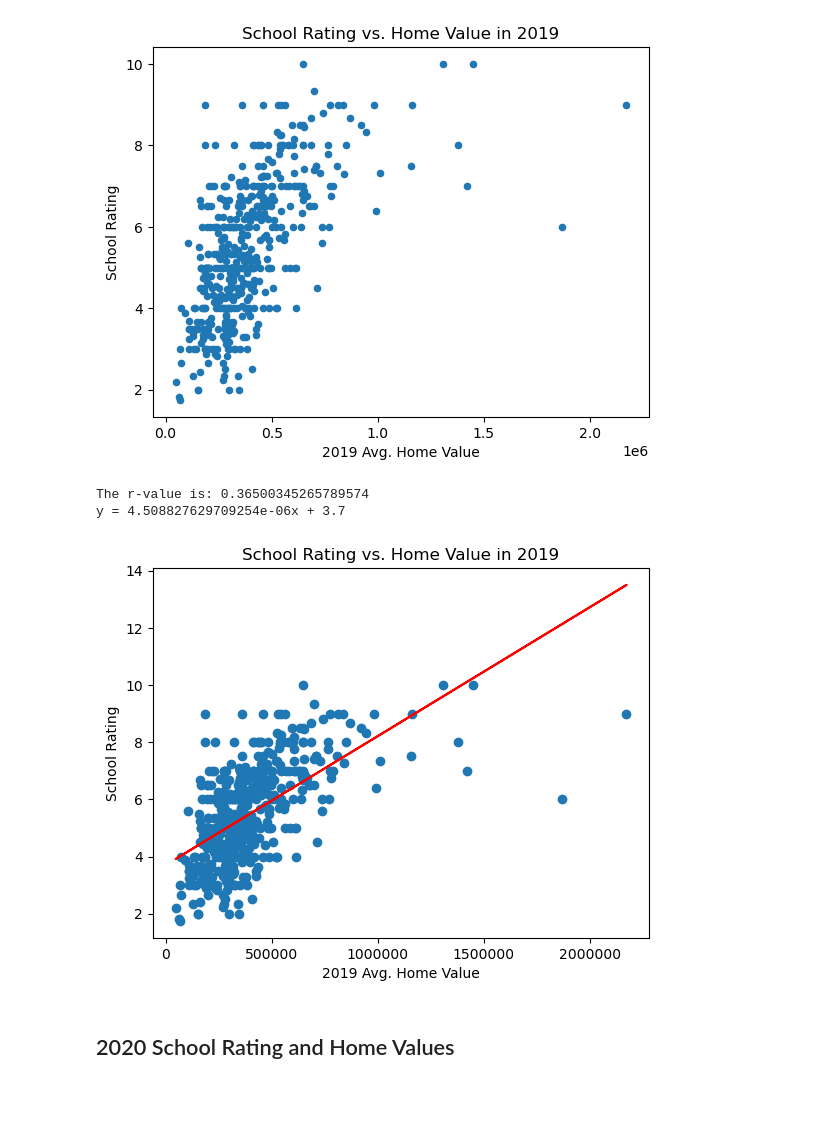
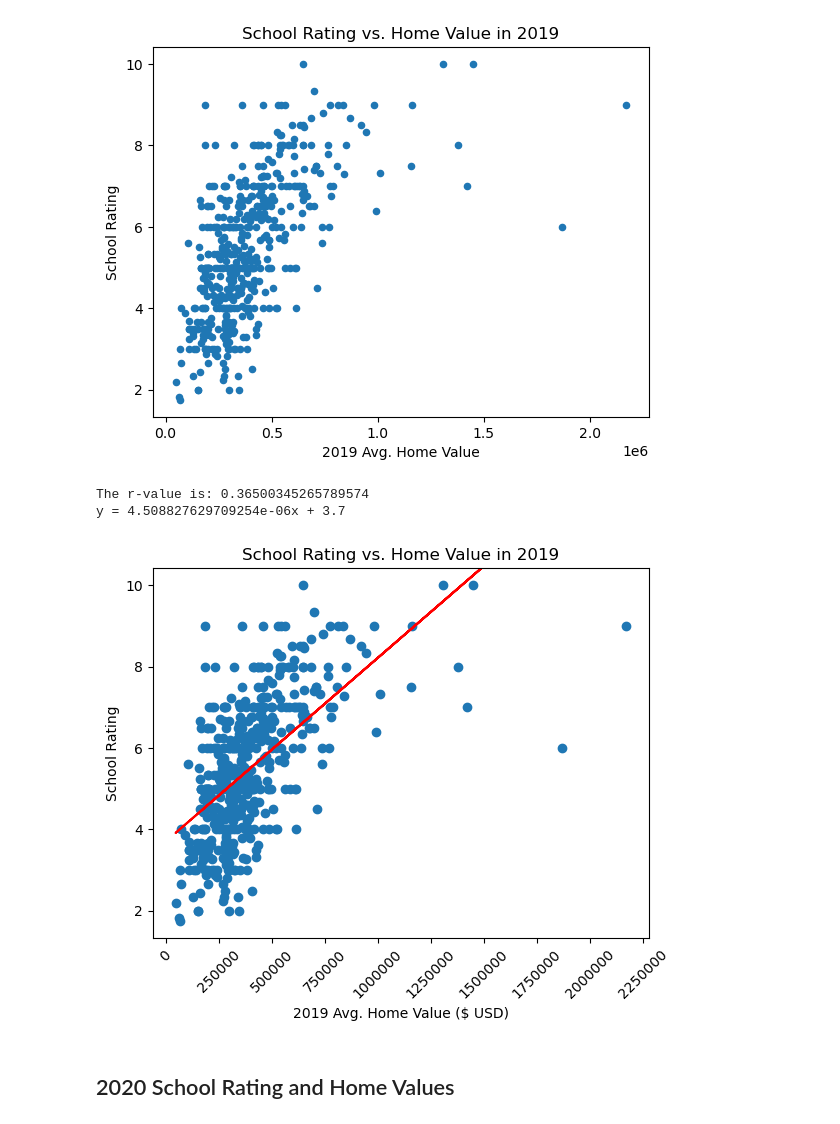
Before and after one commit to tlochan/ProjectOne, a Jupyter notebook: Home Value versus School Rating (NJ).ipynb, the cells around one changed output. Drawn from its saved outputs; the diff is of its cells as text; code cells hidden in the pictures; blank space fills up the shorter version.

Commit message:
cleaned up the regression plots

```diff
--- a/Home Value versus School Rating (NJ).ipynb
+++ b/Home Value versus School Rating (NJ).ipynb
@@ -343,35 +343,43 @@ plt.show()
 # 2019 has some missing values - drop those for continuity
 missing_2019_df = summaryDf.dropna(subset=['2019 Avg. Home Value', 'School Rating'])
 
 # Define x and y values
 x_values = missing_2019_df['2019 Avg. Home Value']
 y_values = missing_2019_df['School Rating']
 
 # Define a function to create Linear Regression plots
 (slope, intercept, rvalue, pvalue, stderr) = linregress(x_values, y_values)
 regress_values = x_values * slope + intercept
 
 # Find y = mx + b
 line_eq = "y = " + str(slope) + "x + " + str(round(intercept, 2))
 
 # Create plot
 plt.scatter(x_values, y_values)
 plt.plot(x_values, regress_values, "r-")
 
 plt.title("School Rating vs. Home Value in 2019")
-plt.xlabel("2019 Avg. Home Value")
+plt.xlabel("2019 Avg. Home Value ($ USD)")
 plt.ylabel("School Rating")
 plt.ticklabel_format(style='plain')
+
+x_buffer = (max(x_values) - min(x_values)) * 0.05
+plt.xlim(min(x_values) - x_buffer, max(x_values) + x_buffer)
+
+plt.xticks([0, 250000, 500000, 750000, 1000000, 1250000, 1500000, 1750000, 2000000, 2250000], rotation=45)
+
+y_buffer = (max(y_values) - min(y_values)) * 0.05
+plt.ylim(min(y_values) - y_buffer, max(y_values) + y_buffer)
 
 print(f"The r-value is: {rvalue**2}")
 print(line_eq)
 plt.figsize=(10,6)
 plt.savefig("Outputs/school_rating_vs_2019_value.png", bbox_inches='tight')
 plt.show()
 # %% [output]
 The r-value is: 0.36500345265789574
 y = 4.508827629709254e-06x + 3.7
-[figure, old version]
+[figure, new version]
 # %% [markdown]
 ## 2020 School Rating and Home Values
 # %%
```
Also changed, not shown: parts of 2 cells of this notebook, 3 other files.
